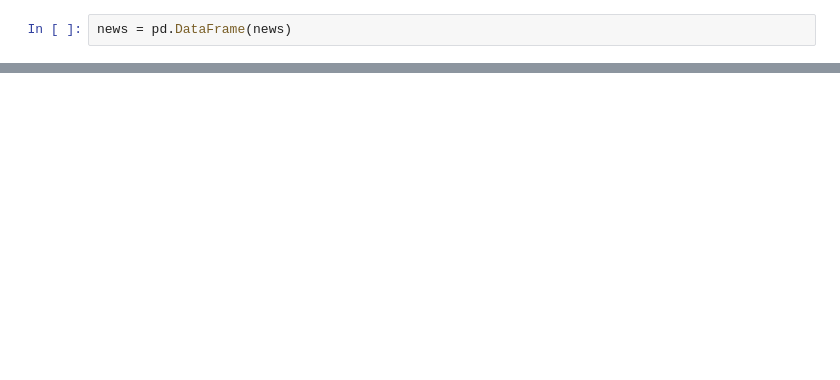
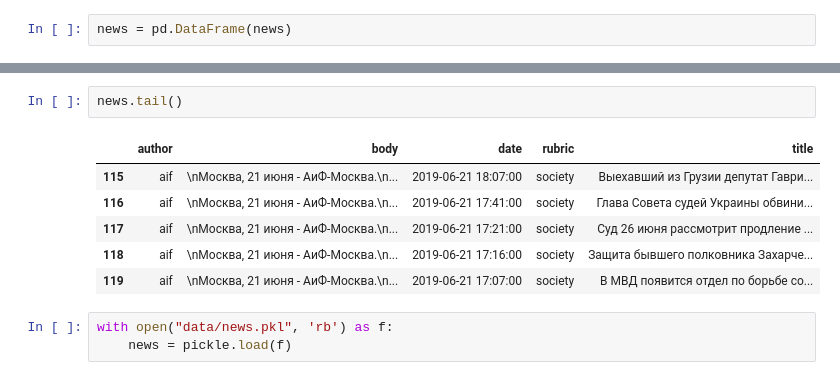
Before and after one commit to cherkasovoff/homeworks, a Jupyter notebook: NLP/Practice 1 - Crawler.ipynb, the cells around one changed output, grey strips where cells are left out. Cells and saved outputs as stored; diff of their text form; blank space fills up the shorter version.

```diff
--- a/NLP/Practice 1 - Crawler.ipynb
+++ b/NLP/Practice 1 - Crawler.ipynb
@@ -44,0 +76,12 @@ news.tail()
+# %%
+news.tail()
+# %% [output]
+|  | author | body | date | rubric | title |
+| 115 | aif | \nМосква, 21 июня - АиФ-Москва.\n... | 2019-06-21 18:07:00 | society | Выехавший из Грузии депутат Гаври... |
+| 116 | aif | \nМосква, 21 июня - АиФ-Москва.\n... | 2019-06-21 17:41:00 | society | Глава Совета судей Украины обвини... |
+| 117 | aif | \nМосква, 21 июня - АиФ-Москва.\n... | 2019-06-21 17:21:00 | society | Суд 26 июня рассмотрит продление ... |
+| 118 | aif | \nМосква, 21 июня - АиФ-Москва.\n... | 2019-06-21 17:16:00 | society | Защита бывшего полковника Захарче... |
+| 119 | aif | \nМосква, 21 июня - АиФ-Москва.\n... | 2019-06-21 17:07:00 | society | В МВД появится отдел по борьбе со... |
+# %%
+with open("data/news.pkl", 'rb') as f:
+    news = pickle.load(f)
```
Also changed, not shown: parts of 10 cells of this notebook, 10 other files.
